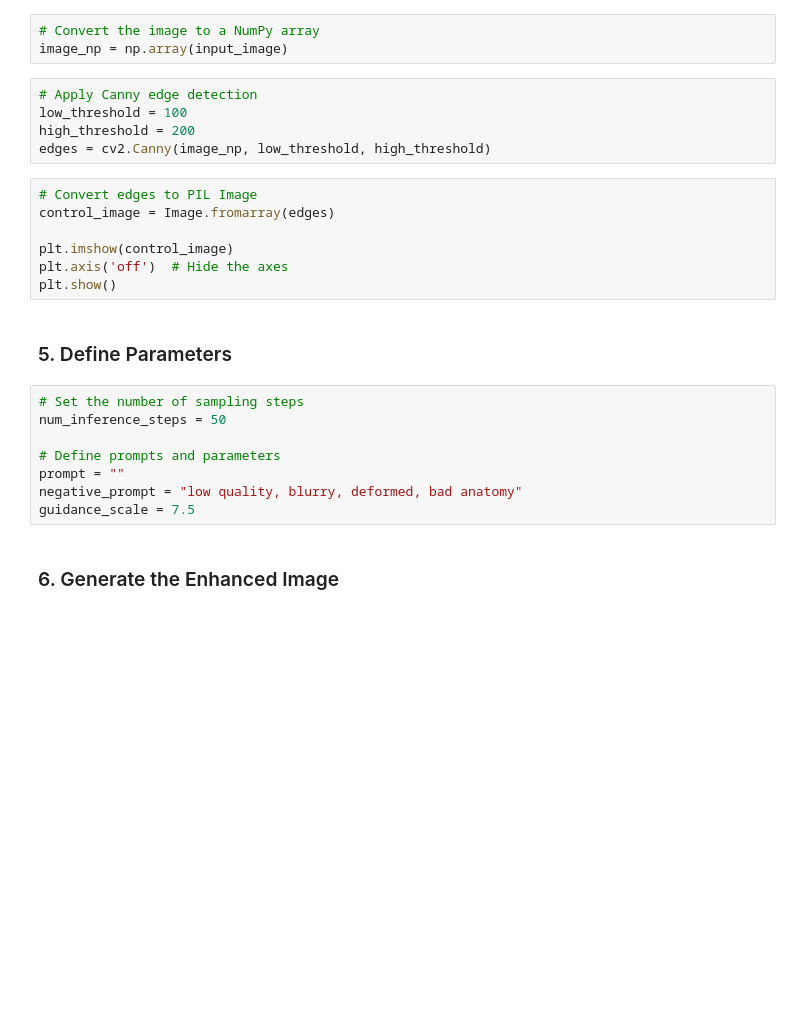
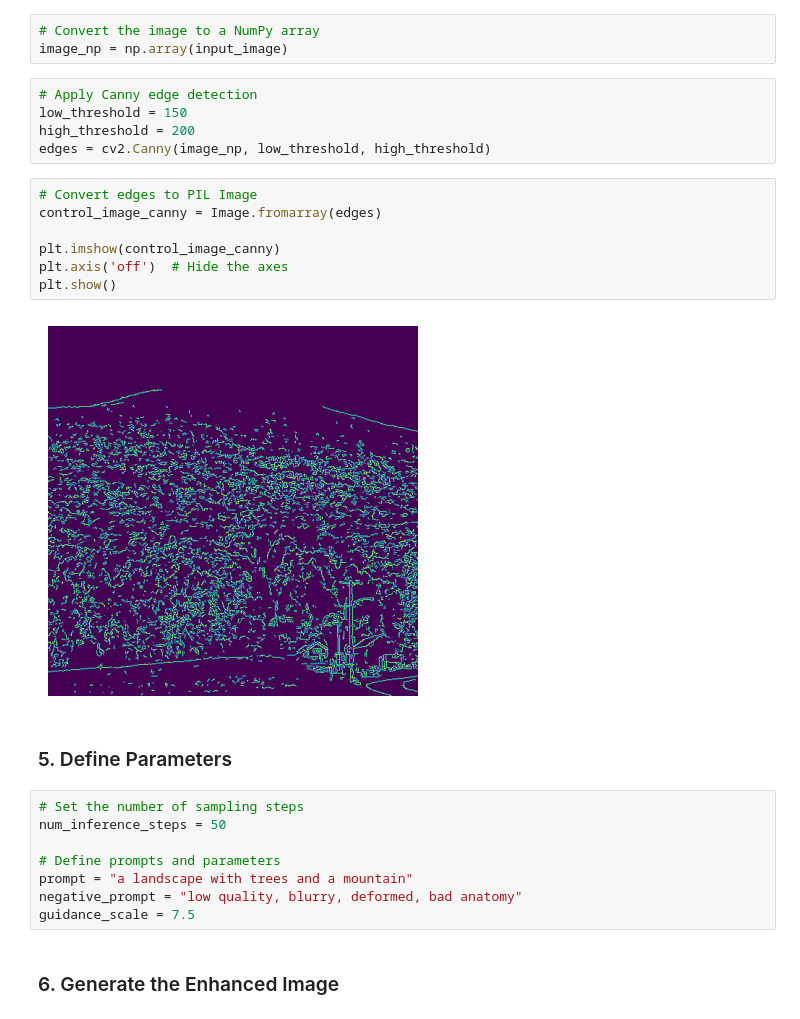
Before and after one commit to jmhummel/diffusion-playground, a Jupyter notebook: ControlNet.ipynb, the cells around one changed output. Drawn from its saved outputs; the diff is of its cells as text; blank space fills up the shorter version.

Commit message:
ControlNet results

```diff
--- a/ControlNet.ipynb
+++ b/ControlNet.ipynb
@@ -56,16 +112,18 @@ plt.show()
 image_np = np.array(input_image)
 # %%
 # Apply Canny edge detection
-low_threshold = 100
+low_threshold = 150
 high_threshold = 200
 edges = cv2.Canny(image_np, low_threshold, high_threshold)
 # %%
 # Convert edges to PIL Image
-control_image = Image.fromarray(edges)
+control_image_canny = Image.fromarray(edges)
 
-plt.imshow(control_image)
+plt.imshow(control_image_canny)
 plt.axis('off')  # Hide the axes
 plt.show()
+# %% [output]
+[figure, added]
 # %% [markdown]
 ### 5. Define Parameters
 # %%
@@ -73,7 +131,7 @@ plt.show()
 num_inference_steps = 50
 
 # Define prompts and parameters
-prompt = ""
+prompt = "a landscape with trees and a mountain"
 negative_prompt = "low quality, blurry, deformed, bad anatomy"
 guidance_scale = 7.5
 # %% [markdown]
```
Also changed, not shown: parts of 31 cells of this notebook, 4 other files.
